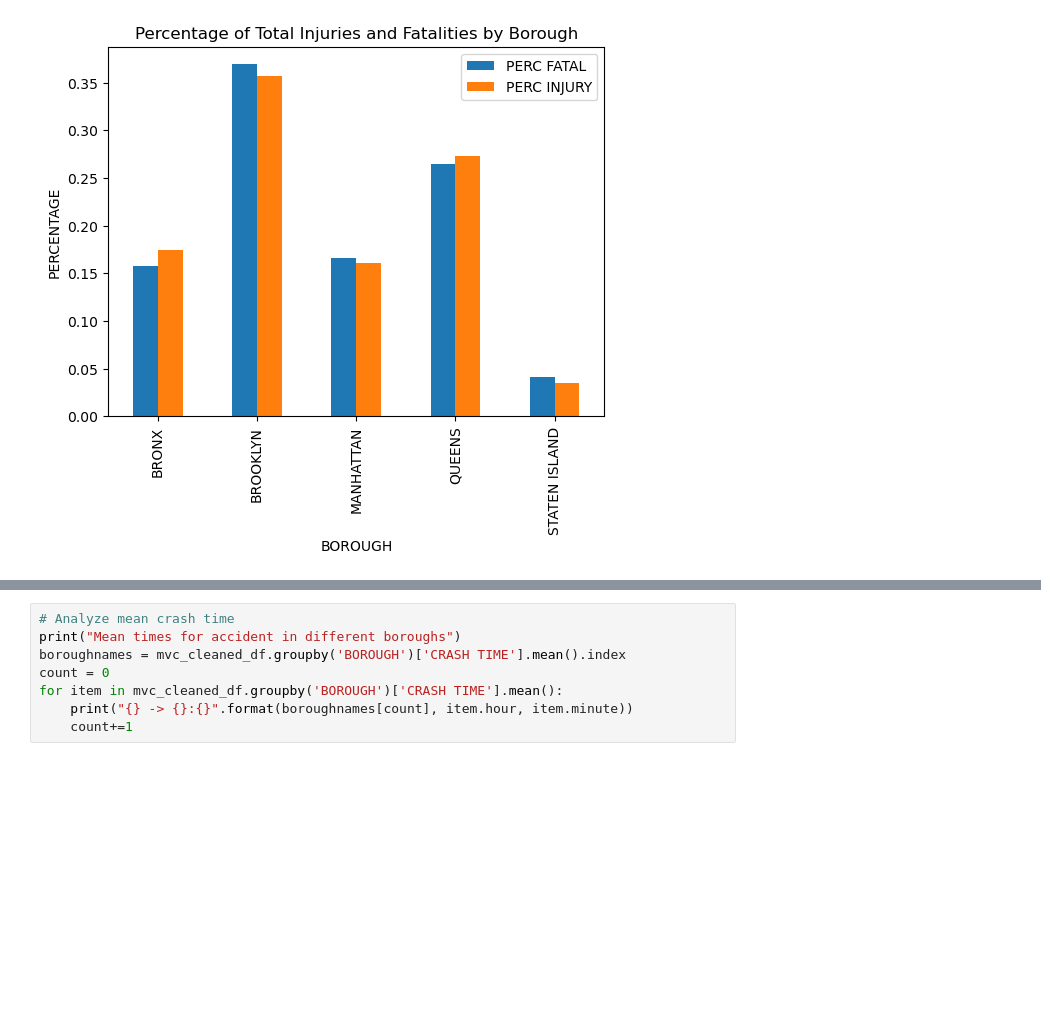
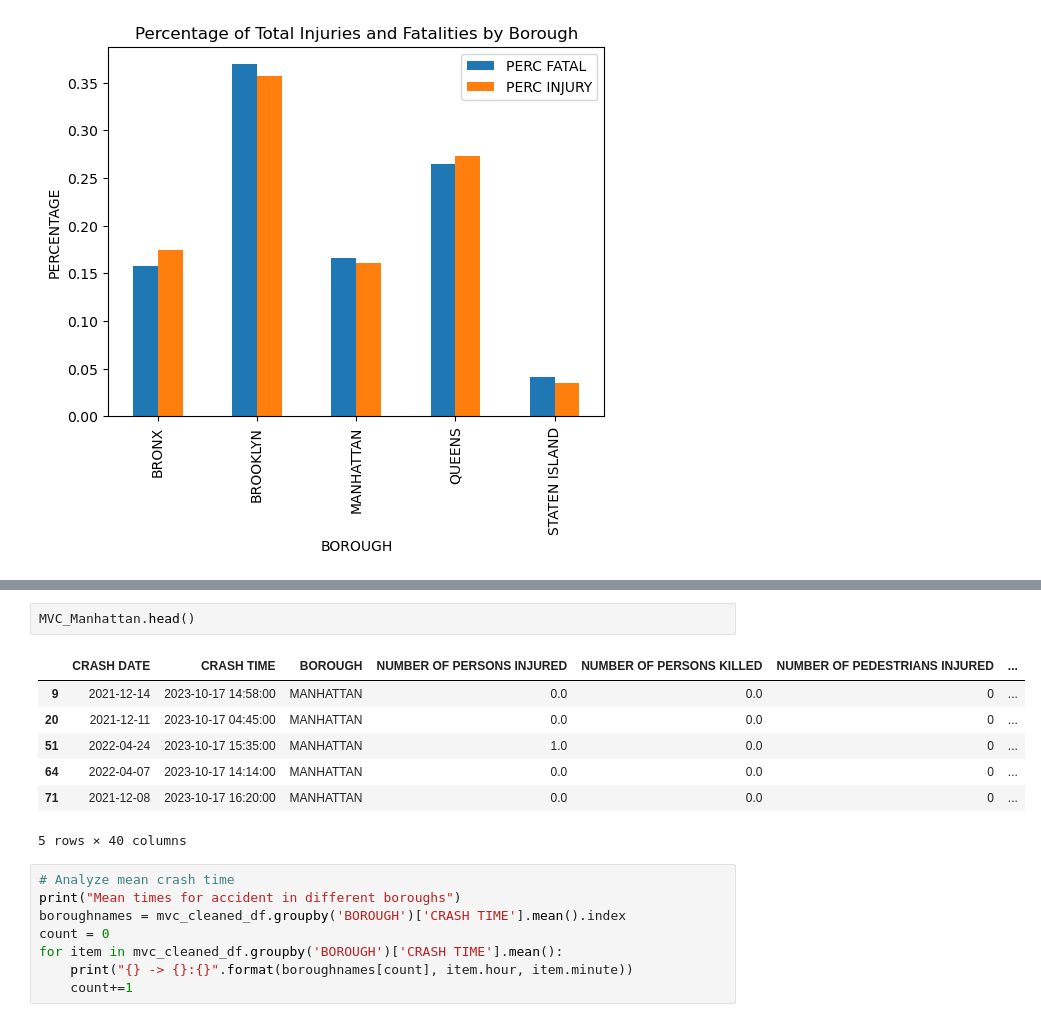
Before and after one commit to NedKost/MS-AAI-500-Team-Project, a Jupyter notebook: NYC Traffic Collision Analysis and Modeling.ipynb, the cells around one changed output, grey strips where cells are left out. Saved outputs shown, nothing was run; the diff lists cells and outputs as text; blank space fills up the shorter version.

```diff
--- a/NYC Traffic Collision Analysis and Modeling.ipynb
+++ b/NYC Traffic Collision Analysis and Modeling.ipynb
@@ -414,3 +448,13 @@ plt.show()
+# %%
+MVC_Manhattan.head()
+# %% [output]
+|  | CRASH DATE | CRASH TIME | BOROUGH | NUMBER OF PERSONS INJURED | NUMBER OF PERSONS KILLED | NUMBER OF PEDESTRIANS INJURED | ... |
+| 9 | 2021-12-14 | 2023-10-17 14:58:00 | MANHATTAN | 0.0 | 0.0 | 0 | ... |
+| 20 | 2021-12-11 | 2023-10-17 04:45:00 | MANHATTAN | 0.0 | 0.0 | 0 | ... |
+| 51 | 2022-04-24 | 2023-10-17 15:35:00 | MANHATTAN | 1.0 | 0.0 | 0 | ... |
+| 64 | 2022-04-07 | 2023-10-17 14:14:00 | MANHATTAN | 0.0 | 0.0 | 0 | ... |
+| 71 | 2021-12-08 | 2023-10-17 16:20:00 | MANHATTAN | 0.0 | 0.0 | 0 | ... |
+5 rows × 40 columns
 # %%
 # Analyze mean crash time
 print("Mean times for accident in different boroughs")
```
Also changed, not shown: parts of 38 cells of this notebook.
